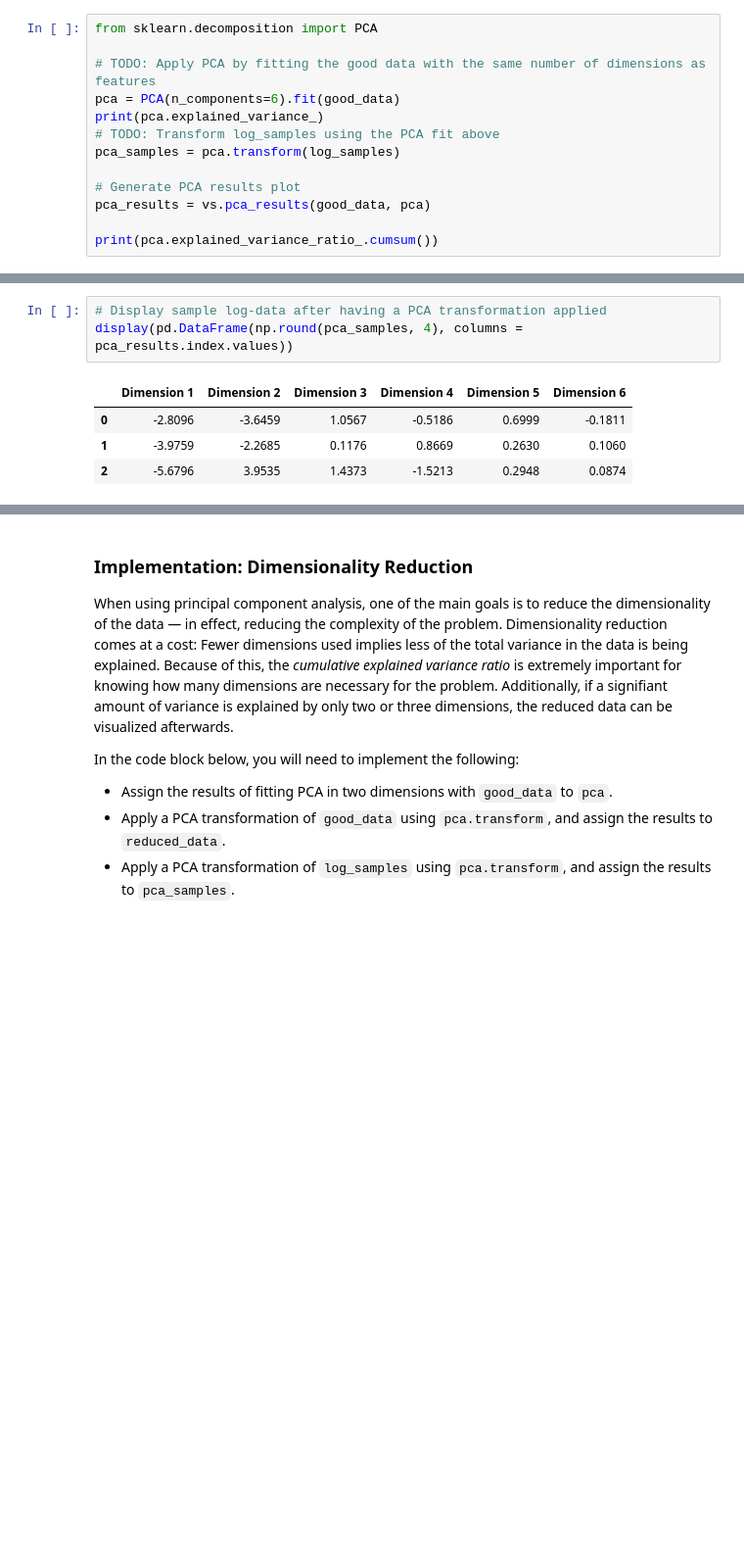
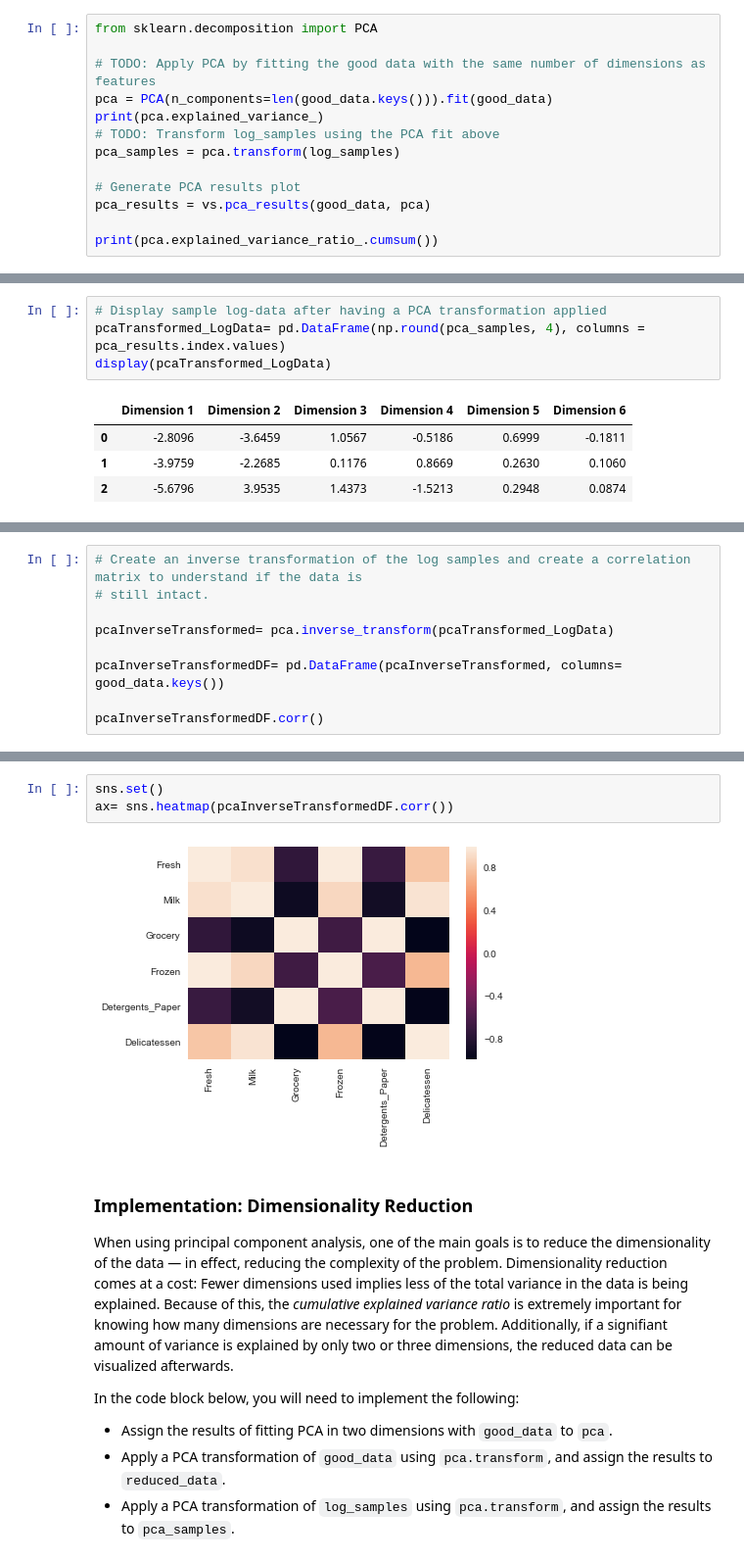
Before and after one commit to abhi0203/MachineLearningNDProjects, a Jupyter notebook: customer_segments/customer_segments.ipynb, the cells around one changed output, grey strips where cells are left out. Shown: that part at 98% size. Drawn from its saved outputs; the diff is of its cells as text; blank space fills up the shorter version.

```diff
--- a/customer_segments/customer_segments.ipynb
+++ b/customer_segments/customer_segments.ipynb
@@ -442,7 +465,7 @@ In the code block below, you will need to implement the following:
 from sklearn.decomposition import PCA
 
 # TODO: Apply PCA by fitting the good data with the same number of dimensions as features
-pca = PCA(n_components=6).fit(good_data)
+pca = PCA(n_components=len(good_data.keys())).fit(good_data)
 print(pca.explained_variance_)
 # TODO: Transform log_samples using the PCA fit above
 pca_samples = pca.transform(log_samples)
@@ -482,7 +516,8 @@ If we print the cumulative summation value of the explained_varaiance_ratio then
 Run the code below to see how the log-transformed sample data has changed after having a PCA transformation applied to it in six dimensions. Observe the numerical value for the first four dimensions of the sample points. Consider if this is consistent with your initial interpretation of the sample points.
 # %%
 # Display sample log-data after having a PCA transformation applied
-display(pd.DataFrame(np.round(pca_samples, 4), columns = pca_results.index.values))
+pcaTransformed_LogData= pd.DataFrame(np.round(pca_samples, 4), columns = pca_results.index.values)
+display(pcaTransformed_LogData)
 # %% [output]
 |  | Dimension 1 | Dimension 2 | Dimension 3 | Dimension 4 | Dimension 5 | Dimension 6 |
 | 0 | -2.8096 | -3.6459 | 1.0567 | -0.5186 | 0.6999 | -0.1811 |
@@ -490,0 +528,9 @@ display(pd.DataFrame(np.round(pca_samples, 4), columns = pca_results.index.value
+# %%
+# Create an inverse transformation of the log samples and create a correlation matrix to understand if the data is
+# still intact.
+
+pcaInverseTransformed= pca.inverse_transform(pcaTransformed_LogData)
+
+pcaInverseTransformedDF= pd.DataFrame(pcaInverseTransformed, columns= good_data.keys())
+
+pcaInverseTransformedDF.corr()
@@ -491,3 +545,8 @@ display(pd.DataFrame(np.round(pca_samples, 4), columns = pca_results.index.value
+# %%
+sns.set()
+ax= sns.heatmap(pcaInverseTransformedDF.corr())
+# %% [output]
+[figure, added]
 # %% [markdown]
 ### Implementation: Dimensionality Reduction
 When using principal component analysis, one of the main goals is to reduce the dimensionality of the data — in effect, reducing the complexity of the problem. Dimensionality reduction comes at a cost: Fewer dimensions used implies less of the total variance in the data is being explained. Because of this, the *cumulative explained variance ratio* is extremely important for knowing how many dimensions are necessary for the problem. Additionally, if a signifiant amount of variance is explained by only two or three dimensions, the reduced data can be visualized afterwards.
```
Also changed, not shown: parts of 19 cells of this notebook, 1 other file.
